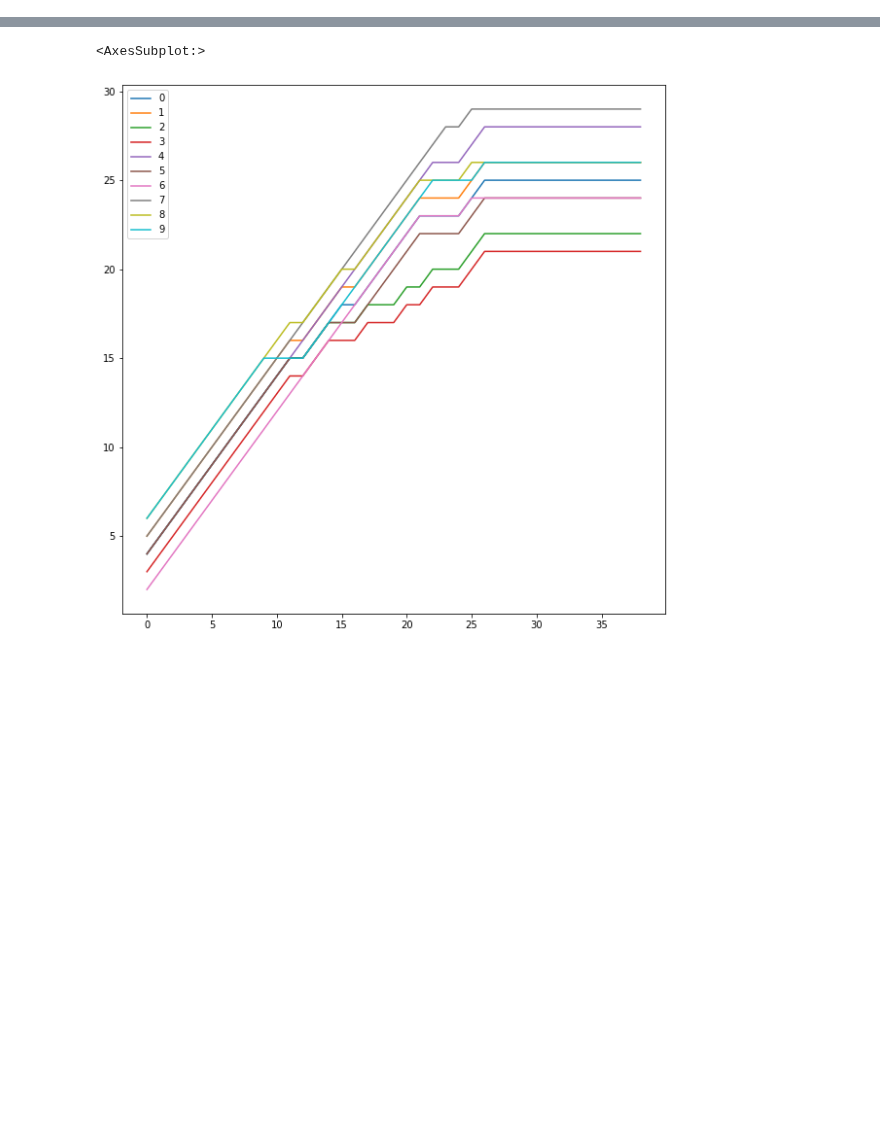
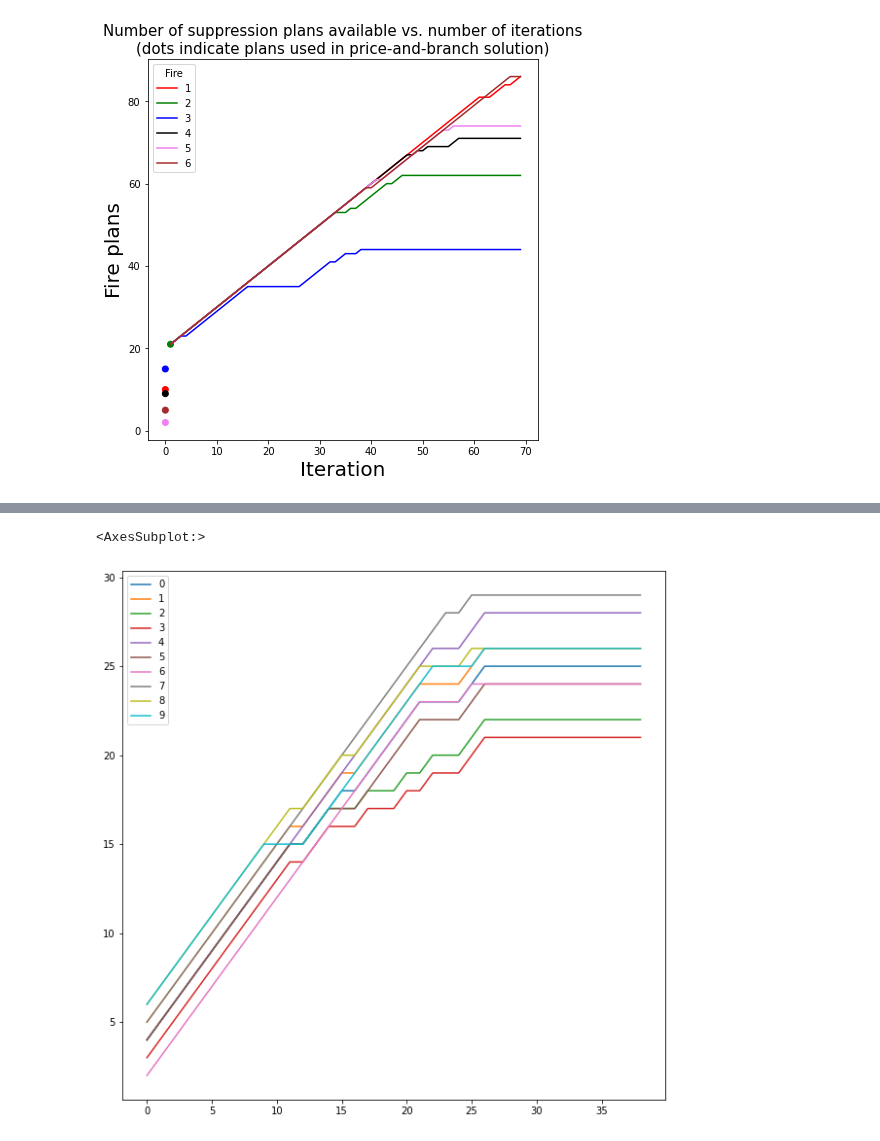
Before and after one commit to leobix/wildfire-suppression, a Jupyter notebook: Plots.ipynb, the cells around one changed output, grey strips where cells are left out. Cells and saved outputs as stored; diff of their text form; code cells hidden in the pictures; blank space fills up the shorter version.

```diff
--- a/Plots.ipynb
+++ b/Plots.ipynb
@@ -7,0 +36,18 @@ plt.rcParams['figure.figsize'] = (10, 10)
+# %%
+plt.rcParams['figure.figsize'] = (7, 7)
+data = pd.DataFrame(np.transpose(arr))
+data.index += 1
+data.columns = [i+1 for i in data.columns]
+iter_chosen =  [np.where(data[i+1] == chosen[i])[0] for i, _ in enumerate(chosen)]
+iter_chosen =  [i[0] + 1 if len(i) > 0 else 0 for i in iter_chosen]
+colors = ['r', 'g', 'b', 'black', 'violet', 'brown']
+for col in data.columns:
+    plt.plot(data.index, data[col], c=colors[col-1], label=col)
+plt.scatter(iter_chosen, chosen, c = ['r', 'g', 'b', 'black', 'violet', 'brown'])
+plt.legend(title='Fire')
+plt.title("Number of suppression plans available vs. number of iterations\n(dots indicate plans used in price-and-branch solution)", size=15)
+plt.xlabel("Iteration", size=20)
+plt.ylabel("Fire plans", size=20)
+plt.savefig("data/output/fire_plans_progress.png")
+# %% [output]
+[figure, added]
```
Also changed, not shown: parts of 11 cells of this notebook, 23 other files.
